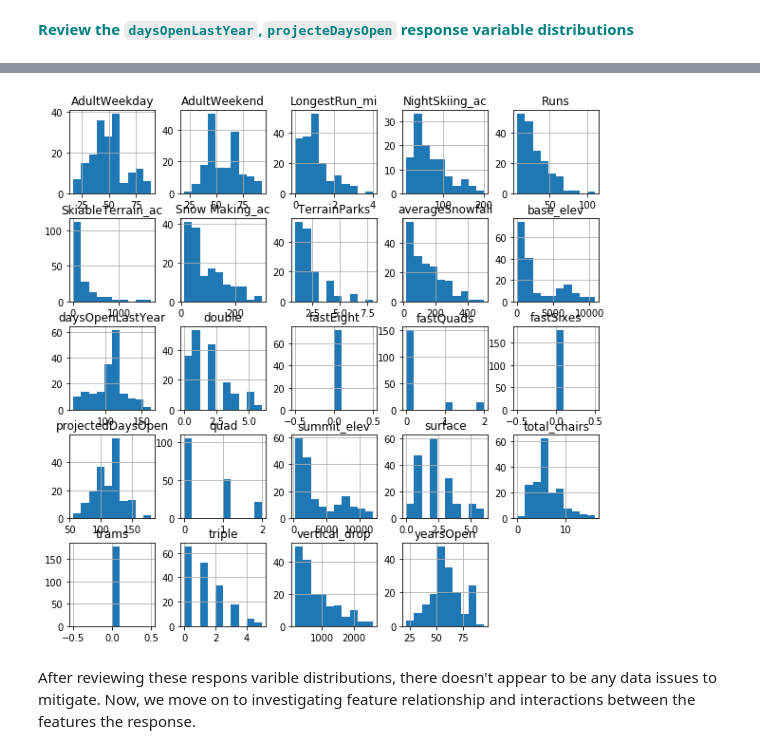
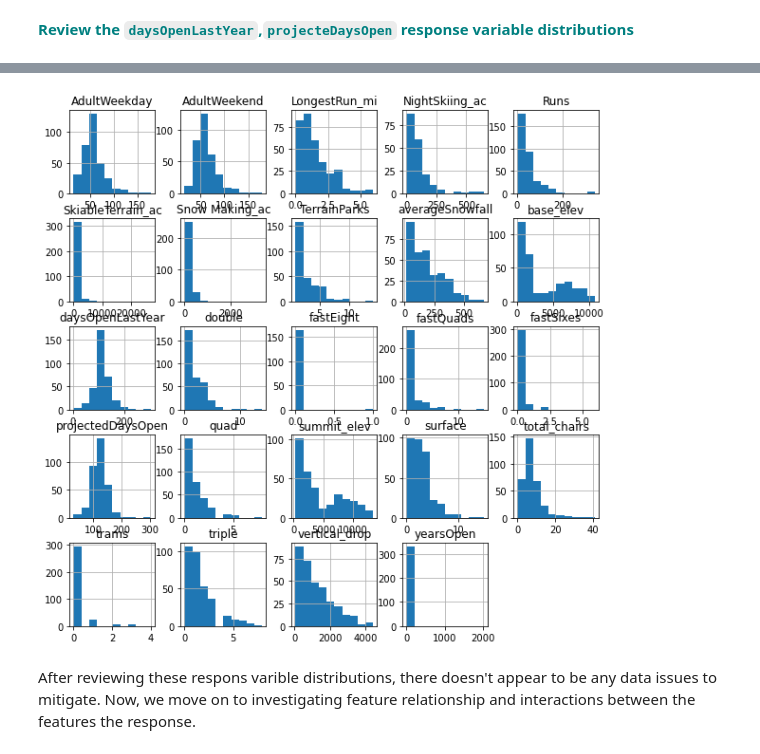
Before and after one commit to rjmalka/Guided-Capstone, a Jupyter notebook: GuidedCapstoneStep3HL.ipynb, the cells around one changed output, grey strips where cells are left out. Saved outputs shown, nothing was run; the diff lists cells and outputs as text; code cells hidden in the pictures.

```diff
--- a/GuidedCapstoneStep3HL.ipynb
+++ b/GuidedCapstoneStep3HL.ipynb
@@ -384,10 +410,10 @@ plt.show()
 # %%
-hist = dfno.hist(bins=10,figsize =(10,10))
+hist = ski_new.hist(bins=10,figsize =(10,10))
 
 #why does this show every variable on hist? (what in the syntax suggests that?)
    #why are there 25 histograms with bins=10? What is bins doing then?
 # %% [output]
-[figure, old version]
+[figure, new version]
 # %% [markdown]
 After reviewing these respons varible distributions, there doesn't appear to be any data issues to mitigate. Now, we move on to investigating feature relationship and interactions between the features the response.
 # %% [markdown]
```
Also changed, not shown: parts of 23 cells of this notebook, 1 other file.
